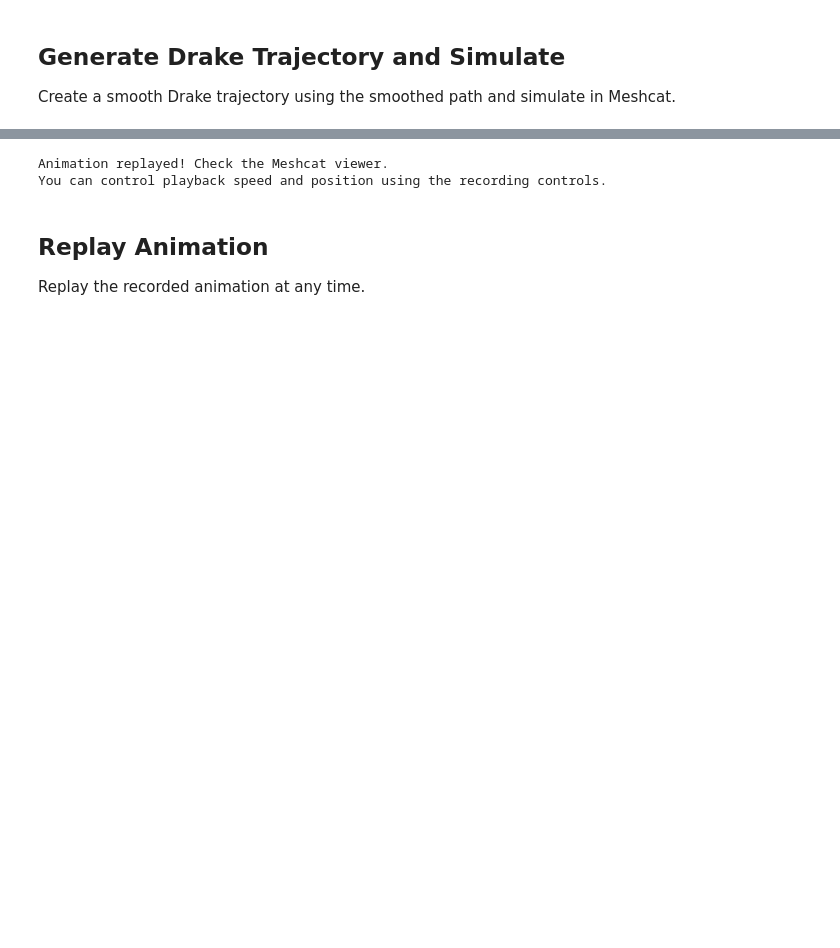
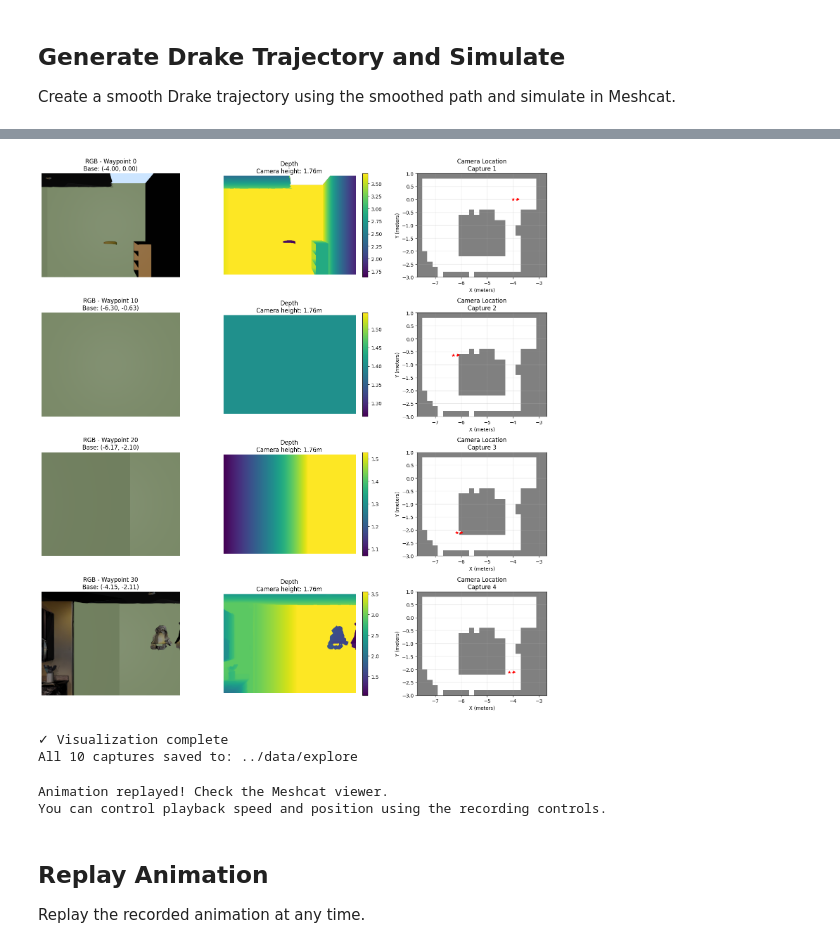
Before and after one commit to Raventhatfly/locomanipulation-4212-final-project, a Jupyter notebook: notebooks/real_kitchen_path_planning.ipynb, the cells around one changed output, grey strips where cells are left out. Drawn from its saved outputs; the diff is of its cells as text; code cells hidden in the pictures; blank space fills up the shorter version.

Commit message:
images generated

```diff
--- a/notebooks/real_kitchen_path_planning.ipynb
+++ b/notebooks/real_kitchen_path_planning.ipynb
@@ -1009,0 +1288,77 @@ Total animation time: 27.7 seconds
+# %%
+# Load and visualize captured images
+output_dir = Path('../data/explore')
+
+if output_dir.exists():
+    capture_files = sorted(output_dir.glob('capture_*.npy'))
+
+    if len(capture_files) > 0:
+        print(f"Found {len(capture_files)} captured images")
+
+        # Show a sample of captures
+        num_to_show = min(4, len(capture_files))
+        fig, axes = plt.subplots(num_to_show, 3, figsize=(15, 4*num_to_show))
+
+        if num_to_show == 1:
+            axes = axes.reshape(1, -1)
+
+        for idx, capture_file in enumerate(capture_files[::max(1, len(capture_files)//num_to_show)][:num_to_show]):
+            data = np.load(capture_file, allow_pickle=True).item()
+
+            rgb = data['rgb']
+            depth = data['depth']
+            cam_pos = data['camera_position']
+            base_pos = data['base_position']
+            waypoint_idx = data['waypoint_index']
+            has_real = data.get('has_real_images', False)
+
+            # RGB image
+            axes[idx, 0].imshow(rgb)
+            axes[idx, 0].set_title(f'RGB - Waypoint {waypoint_idx}\nBase: ({base_pos[0]:.2f}, {base_pos[1]:.2f})')
+            axes[idx, 0].axis('off')
+
+            # Depth image
+            depth_vis = axes[idx, 1].imshow(depth, cmap='viridis')
+            axes[idx, 1].set_title(f'Depth\nCamera height: {cam_pos[2]:.2f}m')
+            axes[idx, 1].axis('off')
+            plt.colorbar(depth_vis, ax=axes[idx, 1], fraction=0.046)
+
+            # Camera pose visualization on occupancy grid
+            axes[idx, 2].imshow(occupancy_grid, cmap='gray_r', origin='lower',
+                               extent=[grid_x_min, grid_x_max, grid_y_min, grid_y_max],
+                               alpha=0.5)
+
+            # Plot trajectory
+            if 'smooth_path' in locals() and len(smooth_path) > 0:
+                path_vis = np.array(smooth_path)
+                axes[idx, 2].plot(path_vis[:, 0], path_vis[:, 1], 'b-', alpha=0.3, linewidth=1)
+
+            # Mark camera position
+            axes[idx, 2].scatter(base_pos[0], base_pos[1], c='red', s=200,
+                                marker='*', edgecolors='white', linewidths=2, zorder=10)
+
+            # Draw camera direction (simplified - just show it's capturing)
+            axes[idx, 2].annotate('', xy=(base_pos[0]+0.3, base_pos[1]),
+                                 xytext=(base_pos[0], base_pos[1]),
+                                 arrowprops=dict(arrowstyle='->', color='red', lw=2))
+
+            axes[idx, 2].set_xlim(grid_x_min, grid_x_max)
+            axes[idx, 2].set_ylim(grid_y_min, grid_y_max)
+            axes[idx, 2].set_xlabel('X (meters)')
+            axes[idx, 2].set_ylabel('Y (meters)')
+            axes[idx, 2].set_title(f'Camera Location\nCapture {idx+1}')
+            axes[idx, 2].grid(True, alpha=0.3)
+
+            status = "✓ Real images" if has_real else "⚠ Placeholder"
+            print(f"  Capture {idx+1}: waypoint {waypoint_idx}, base=({base_pos[0]:.2f}, {base_pos[1]:.2f}), cam_z={cam_pos[2]:.2f}m, {status}")
+
+        plt.tight_layout()
+        plt.show()
+
+        print(f"\n✓ Visualization complete")
+        print(f"All {len(capture_files)} captures saved to: {output_dir}")
+    else:
+        print("No capture files found. Run the capture cell first.")
+else:
+    print(f"Directory {output_dir} does not exist. Run the capture cell first.")
+# %% [output]
@@ -1010,3 +1374,6 @@ Total animation time: 27.7 seconds
+[figure, added]
+✓ Visualization complete
+All 10 captures saved to: ../data/explore
 # %%
 # Replay the animation - this will restart the recorded animation in Meshcat
 meshcat.PublishRecording()
```
Also changed, not shown: parts of 10 cells of this notebook, 12 other files.
